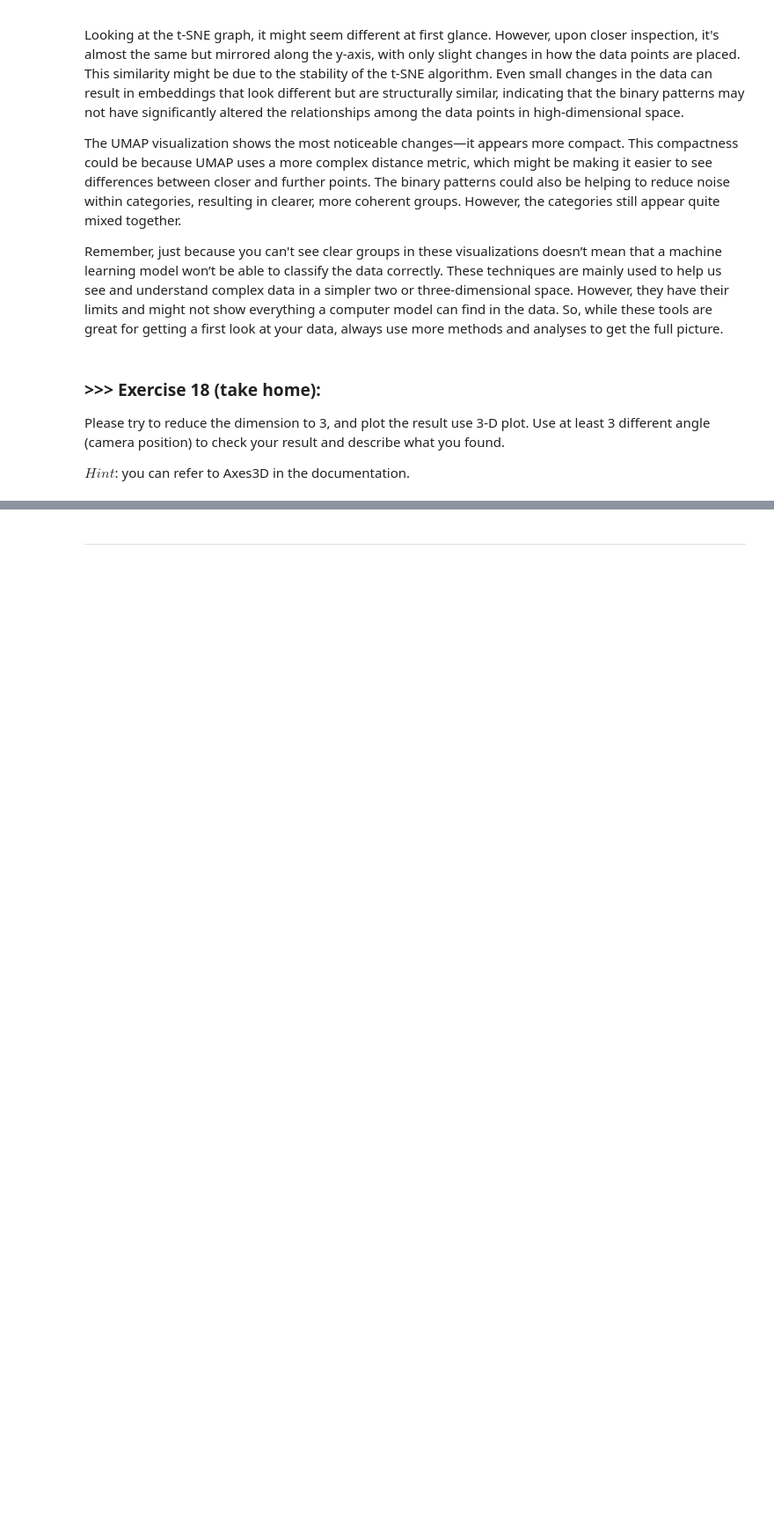
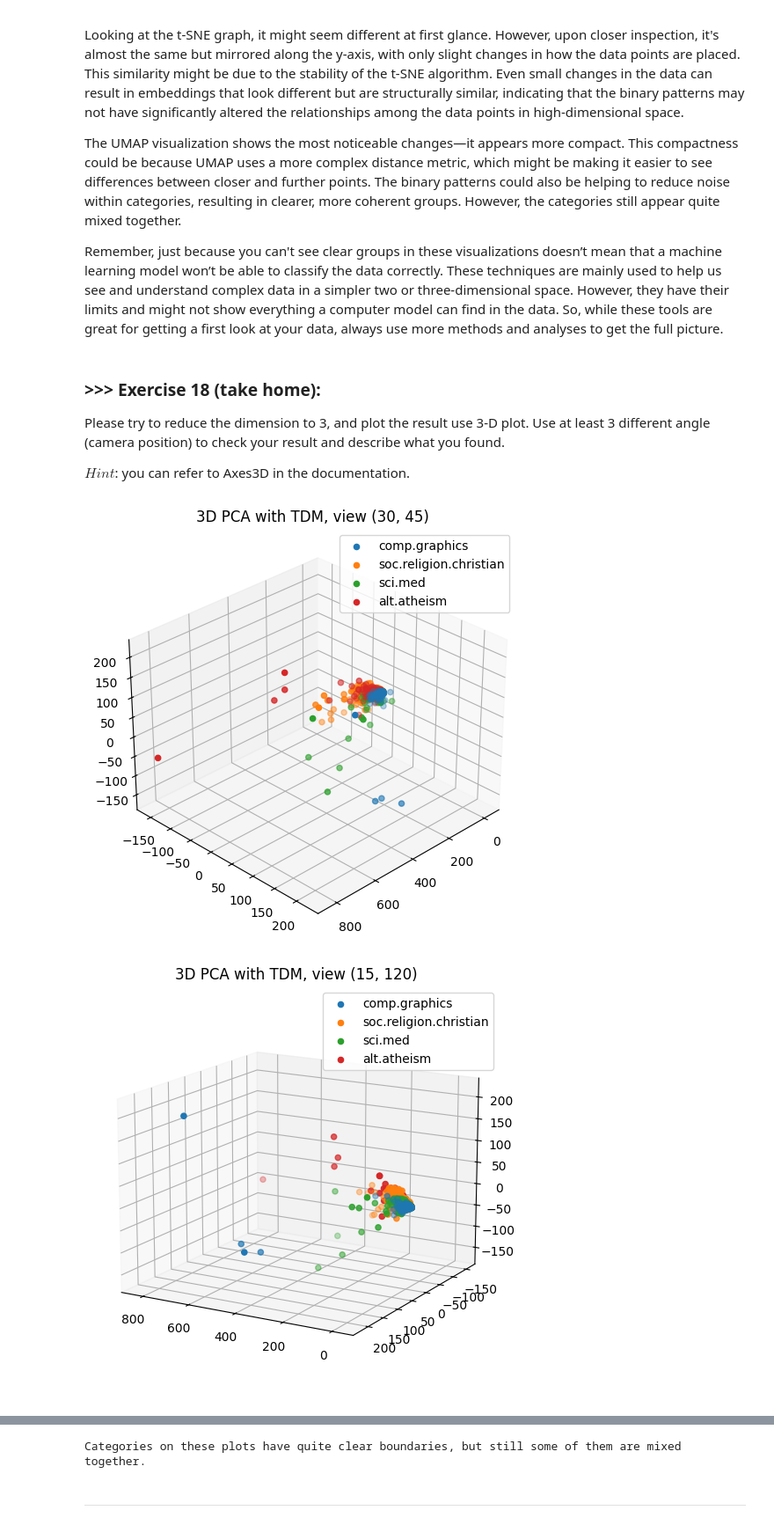
Before and after one commit to Ethanzzzzz/DM2025-Lab1-Exercise, a Jupyter notebook: DM2025-Lab1-Master.ipynb, the cells around one changed output, grey strips where cells are left out. Shown at 88% size. Saved outputs shown, nothing was run; the diff lists cells and outputs as text; code cells hidden in the pictures; blank space fills up the shorter version.

```diff
--- a/DM2025-Lab1-Master.ipynb
+++ b/DM2025-Lab1-Master.ipynb
@@ -2137,0 +2264,29 @@ $Hint$: you can refer to Axes3D in the documentation.
+# %%
+#Answer Here
+from sklearn.decomposition import PCA
+import matplotlib.pyplot as plt
+# from sklearn.manifold import TSNE
+# import umap
+
+def plt3d(x, view):
+    fig = plt.figure(figsize=(8,6))
+    ax = fig.add_subplot(111, projection='3d')
+    for category in categories:
+        idx = (X['category_name'] == category).values
+        ax.scatter(x[idx, 0], x[idx, 1], x[idx, 2], label=category)
+    ax.view_init(elev=view[0], azim=view[1])
+    ax.set_title(f"3D PCA with TDM, view ({view[0]}, {view[1]})")
+    ax.legend()
+    plt.show()
+
+views = [(30, 45), (15, 120), (60, 45)]
+# views = [(0, 0),(0, 90), (90, -90)]
+X_dim3 = PCA(n_components=3).fit_transform(tdm_df.values)
+
+for view in views:
+    plt3d(X_dim3, view)
+
+print("Categories on these plots have quite clear boundaries, but still some of them are mixed together.")
+# %% [output]
+[figure, added]
+[figure, added]
@@ -2138,3 +2294,4 @@ $Hint$: you can refer to Axes3D in the documentation.
+Categories on these plots have quite clear boundaries, but still some of them are mixed together.
 # %% [markdown]
 ---
 # %% [markdown]
```
Also changed, not shown: parts of 39 cells of this notebook, 9 other files.
